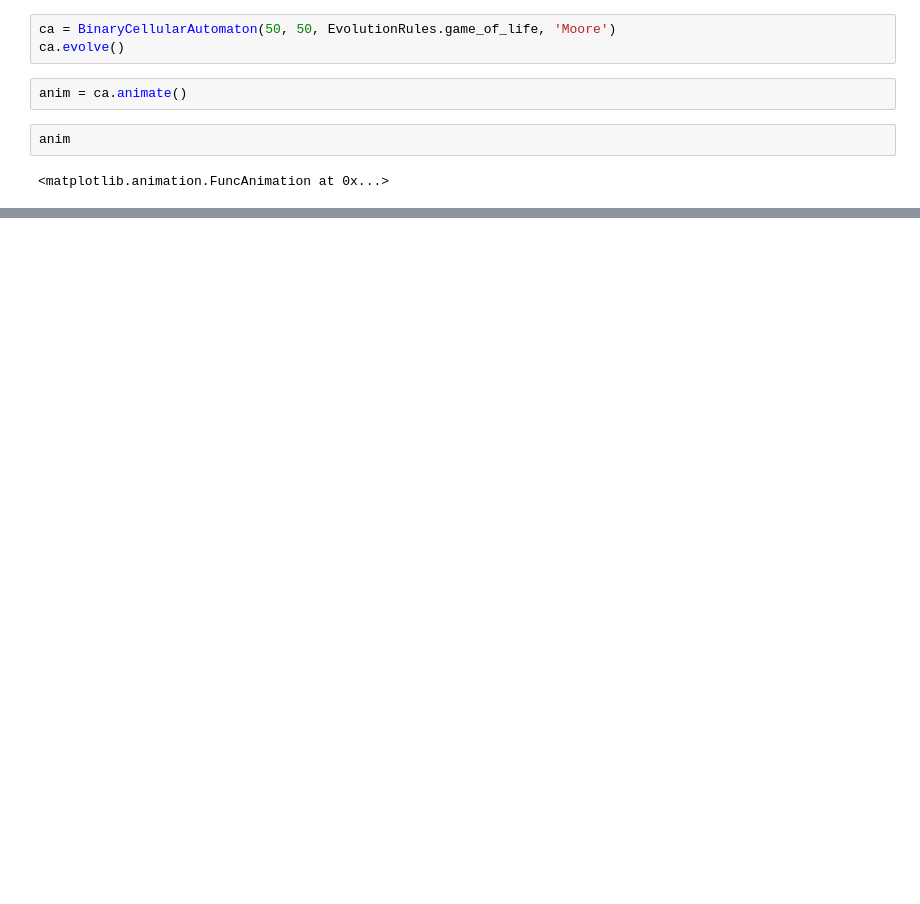
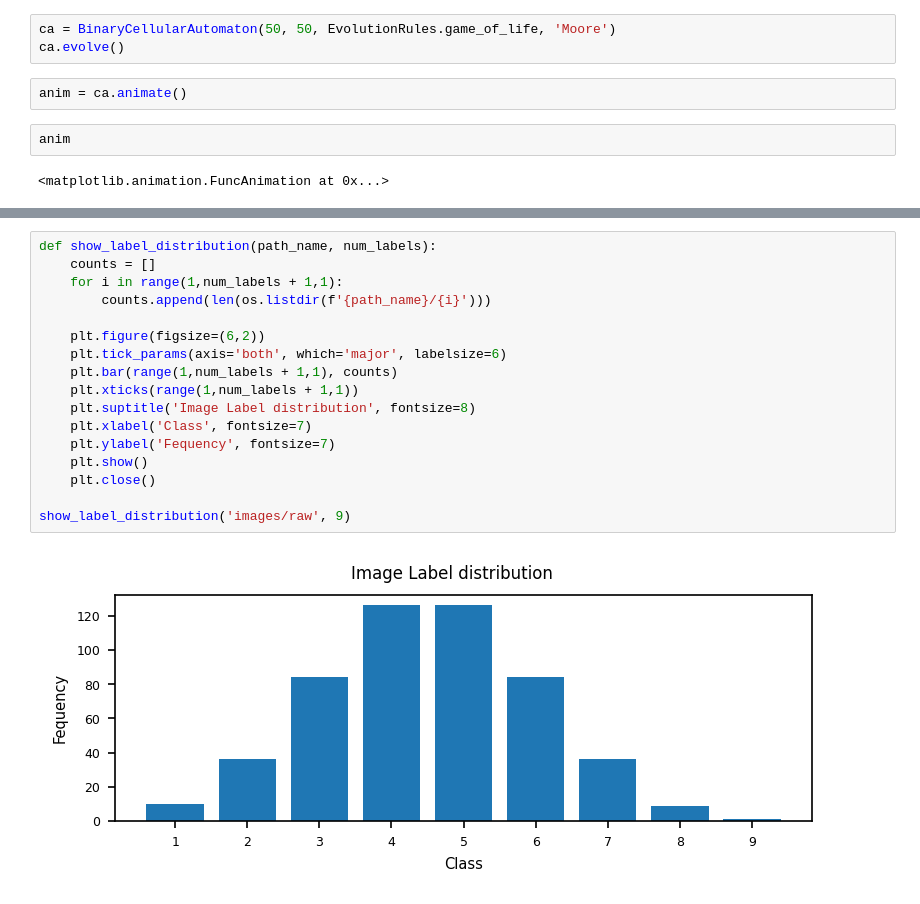
Before and after one commit to Xabilahu/Adversarial-Example-on-2D-Cellular-Automata, a Jupyter notebook: Adversarial_Examples_on_2D_CA.ipynb, the cells around one changed output, grey strips where cells are left out. Cells and saved outputs as stored; diff of their text form; blank space fills up the shorter version.

```diff
--- a/Adversarial_Examples_on_2D_CA.ipynb
+++ b/Adversarial_Examples_on_2D_CA.ipynb
@@ -189,0 +400,19 @@ anim
+# %%
+def show_label_distribution(path_name, num_labels):
+    counts = []
+    for i in range(1,num_labels + 1,1):
+        counts.append(len(os.listdir(f'{path_name}/{i}')))
+
+    plt.figure(figsize=(6,2))
+    plt.tick_params(axis='both', which='major', labelsize=6)
+    plt.bar(range(1,num_labels + 1,1), counts)
+    plt.xticks(range(1,num_labels + 1,1))
+    plt.suptitle('Image Label distribution', fontsize=8)
+    plt.xlabel('Class', fontsize=7)
+    plt.ylabel('Fequency', fontsize=7)
+    plt.show()
+    plt.close()
+
+show_label_distribution('images/raw', 9)
+# %% [output]
+[figure, added]
```
Also changed, not shown: parts of 50 cells of this notebook, 1 other file.
